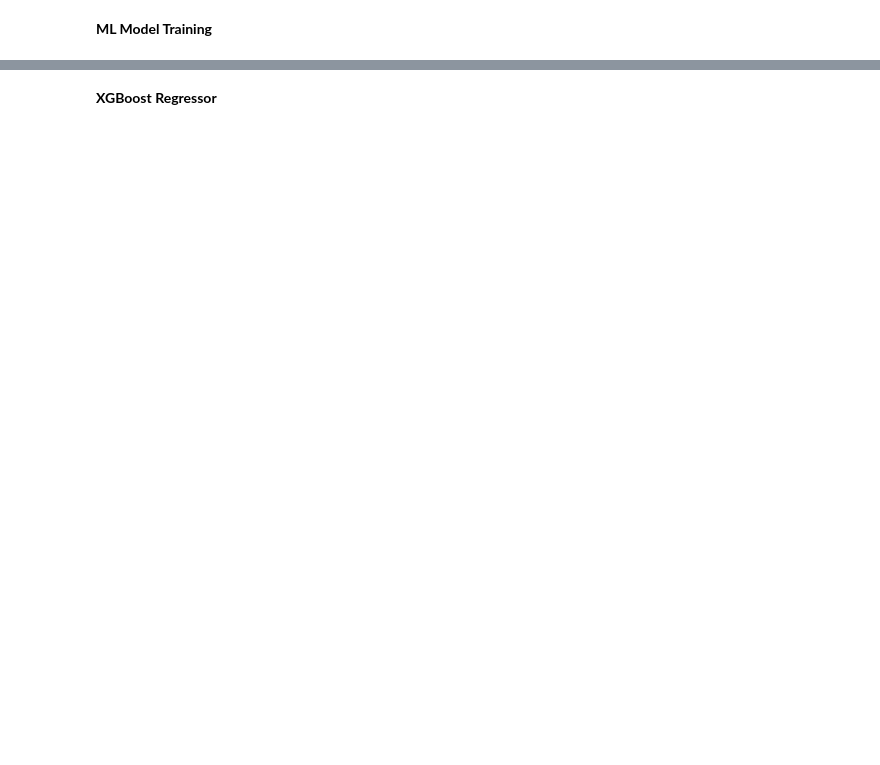
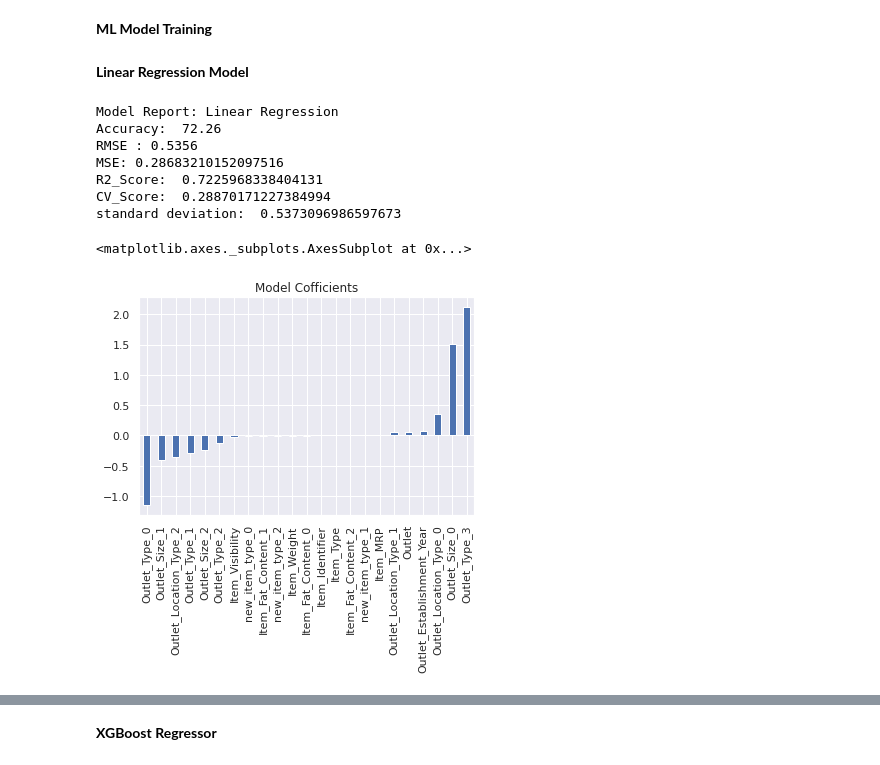
Before and after one commit to istiaksaif/CSE445_BigMart_Sales_Prediction, a Jupyter notebook: MLProject(BigMart).ipynb, the cells around one changed output, grey strips where cells are left out. Cells and saved outputs as stored; diff of their text form; code cells hidden in the pictures; blank space fills up the shorter version.

Commit message:
Sales predict using some model

```diff
--- a/MLProject(BigMart).ipynb
+++ b/MLProject(BigMart).ipynb
@@ -523,0 +589,34 @@ print(x.shape, x_train.shape, x_test.shape)
+# %% [markdown]
+**Linear Regression Model**
+# %%
+def train (model, x_train, y_train):
+  model.fit(x_train, y_train)
+  pred = model.predict(x_train)
+  cv_score = cross_val_score(model, x_train, y_train, scoring='neg_mean_squared_error', cv=10)
+  cv_score = np.abs(np.mean(cv_score))
+  cv_score_std = np.sqrt(np.mean(cv_score))
+  lr_accuracy = round(model.score(x_train,y_train) *100 , 2)
+  r2_score_p = r2_score(y_train, pred)
+  print("Accuracy: ",lr_accuracy )
+  print("RMSE : %.4g" % np.sqrt(metrics.mean_squared_error(y_train, pred)))
+  print("MSE:",mean_squared_error(y_train,pred))
+  print("R2_Score: ",r2_score_p )
+  print("CV_Score: ",cv_score)
+  print("standard deviation: ",cv_score_std)
+# %%
+from sklearn.linear_model import LinearRegression, Ridge, Lasso
+model = LinearRegression(normalize=True)
+print("Model Report: Linear Regression")
+train(model, x_train, y_train)
+coef = pd.Series(model.coef_, x.columns).sort_values()
+coef.plot(kind='bar',title="Model Cofficients")
+# %% [output]
+Model Report: Linear Regression
+Accuracy:  72.26
+RMSE : 0.5356
+MSE: 0.28683210152097516
+R2_Score:  0.7225968338404131
+CV_Score:  0.28870171227384994
+standard deviation:  0.5373096986597673
+<matplotlib.axes._subplots.AxesSubplot at 0x...>
+[figure, added]
```
Also changed, not shown: parts of 40 cells of this notebook.
